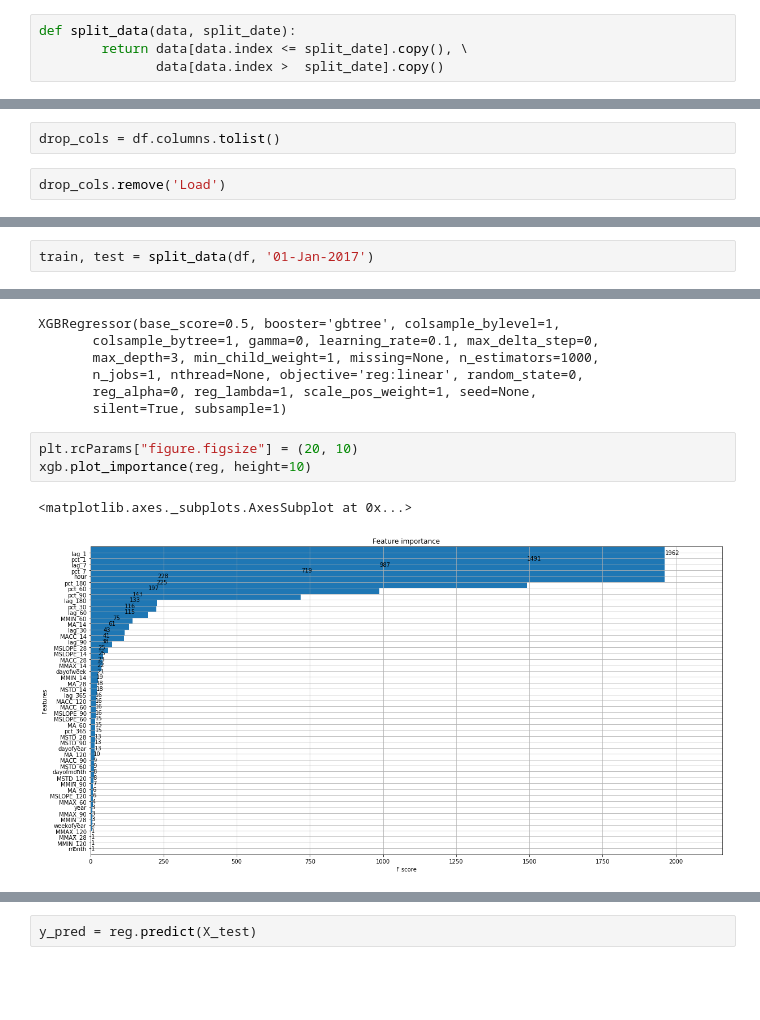
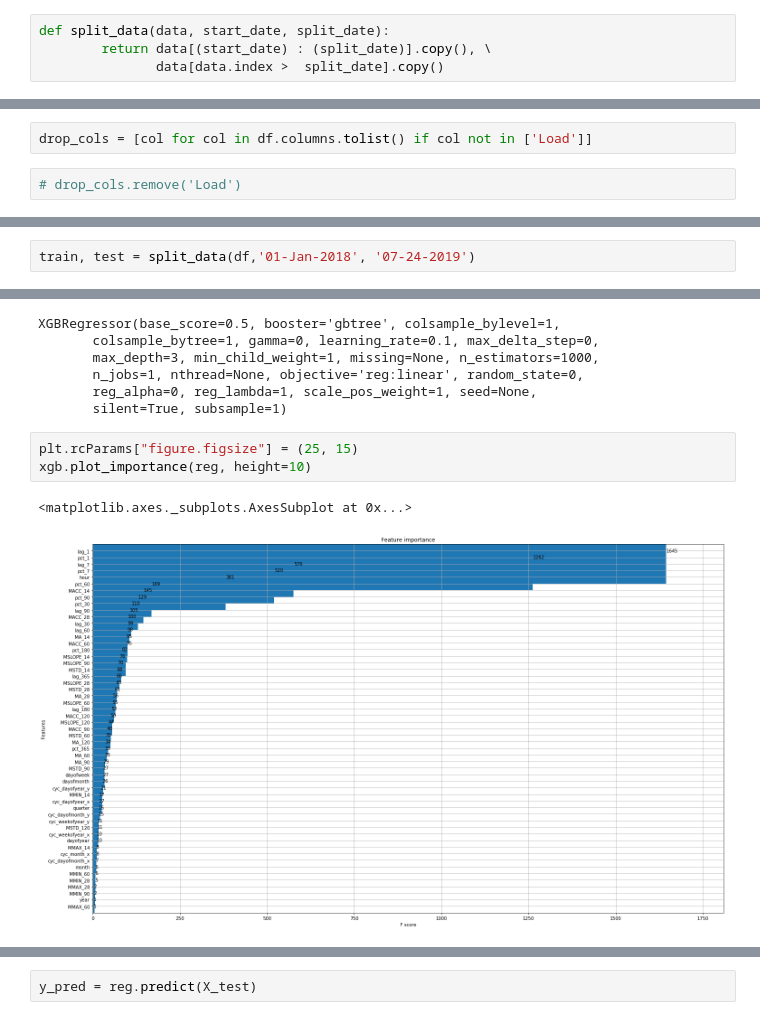
Before and after one commit to dmart49/nyiso_project, a Jupyter notebook: xgboost.ipynb, the cells around one changed output, grey strips where cells are left out. Saved outputs shown, nothing was run; the diff lists cells and outputs as text; blank space fills up the shorter version.

```diff
--- a/xgboost.ipynb
+++ b/xgboost.ipynb
@@ -112,8 +125,8 @@ def create_features(df, label=None):
         return X, y
     return X
 # %%
-def split_data(data, split_date):
-        return data[data.index <= split_date].copy(), \
+def split_data(data, start_date, split_date):
+        return data[(start_date) : (split_date)].copy(), \
                data[data.index >  split_date].copy()
 # %%
 df.info()
@@ -177,15 +190,15 @@ df.shape
 # %% [output]
 (145290, 13)
 # %%
-drop_cols = df.columns.tolist()
+drop_cols = [col for col in df.columns.tolist() if col not in ['Load']]
 # %%
-drop_cols.remove('Load')
+# drop_cols.remove('Load')
 # %%
 df.drop(drop_cols, axis=1, inplace=True)
 # %%
 df=df.fillna(0)
 # %%
-train, test = split_data(df, '01-Jan-2017')
+train, test = split_data(df,'01-Jan-2018', '07-24-2019')
 # %%
 X_train, y_train = create_features(train, label='Load')
 # %%
@@ -248,11 +261,11 @@ XGBRegressor(base_score=0.5, booster='gbtree', colsample_bylevel=1,
        reg_alpha=0, reg_lambda=1, scale_pos_weight=1, seed=None,
        silent=True, subsample=1)
 # %%
-plt.rcParams["figure.figsize"] = (20, 10)
+plt.rcParams["figure.figsize"] = (25, 15)
 xgb.plot_importance(reg, height=10)
 # %% [output]
 <matplotlib.axes._subplots.AxesSubplot at 0x...>
-[figure, old version]
+[figure, new version]
 # %%
 feats = reg.get_booster().get_score(importance_type="weight")
 feats
```
Also changed, not shown: parts of 36 cells of this notebook.
